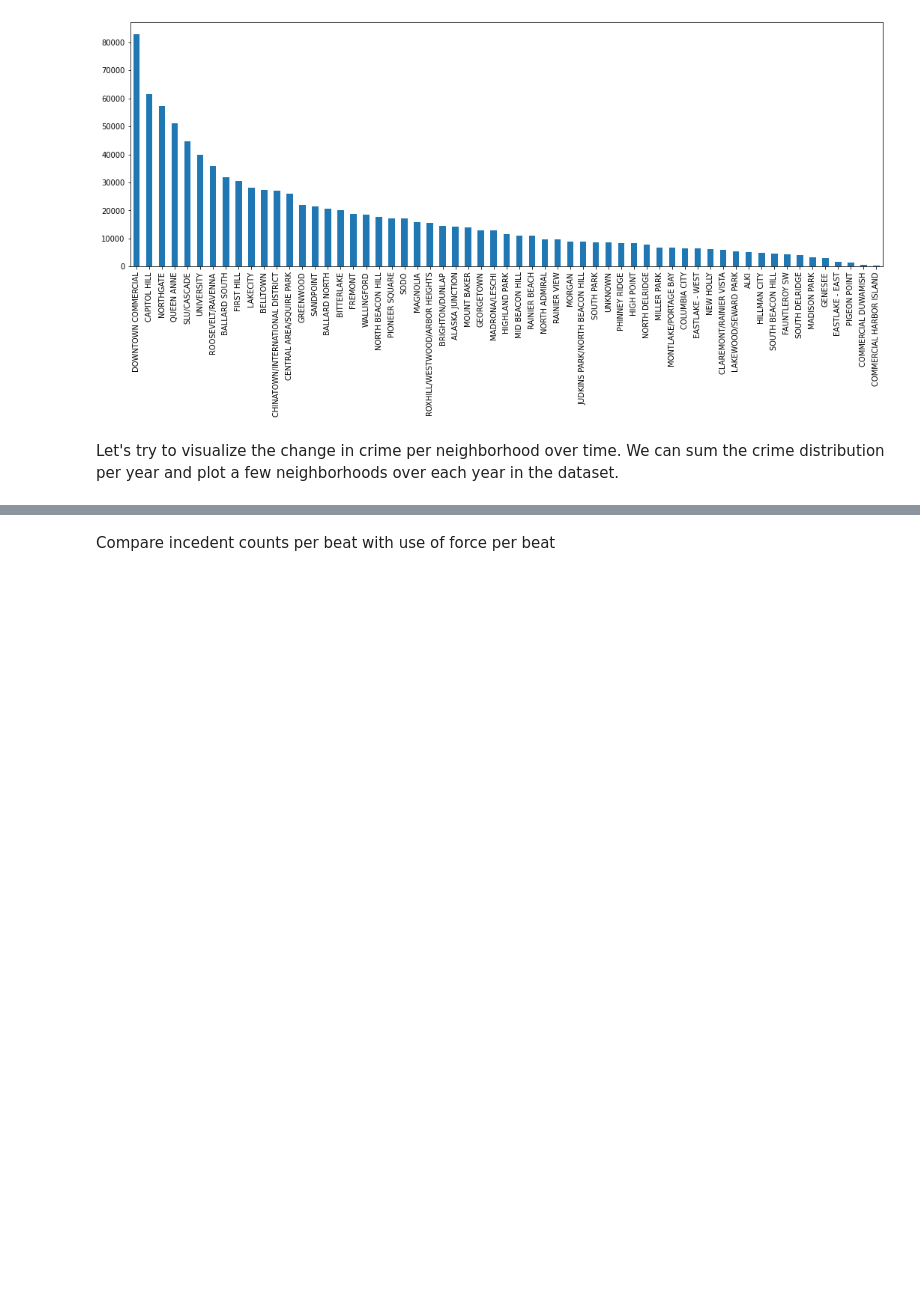
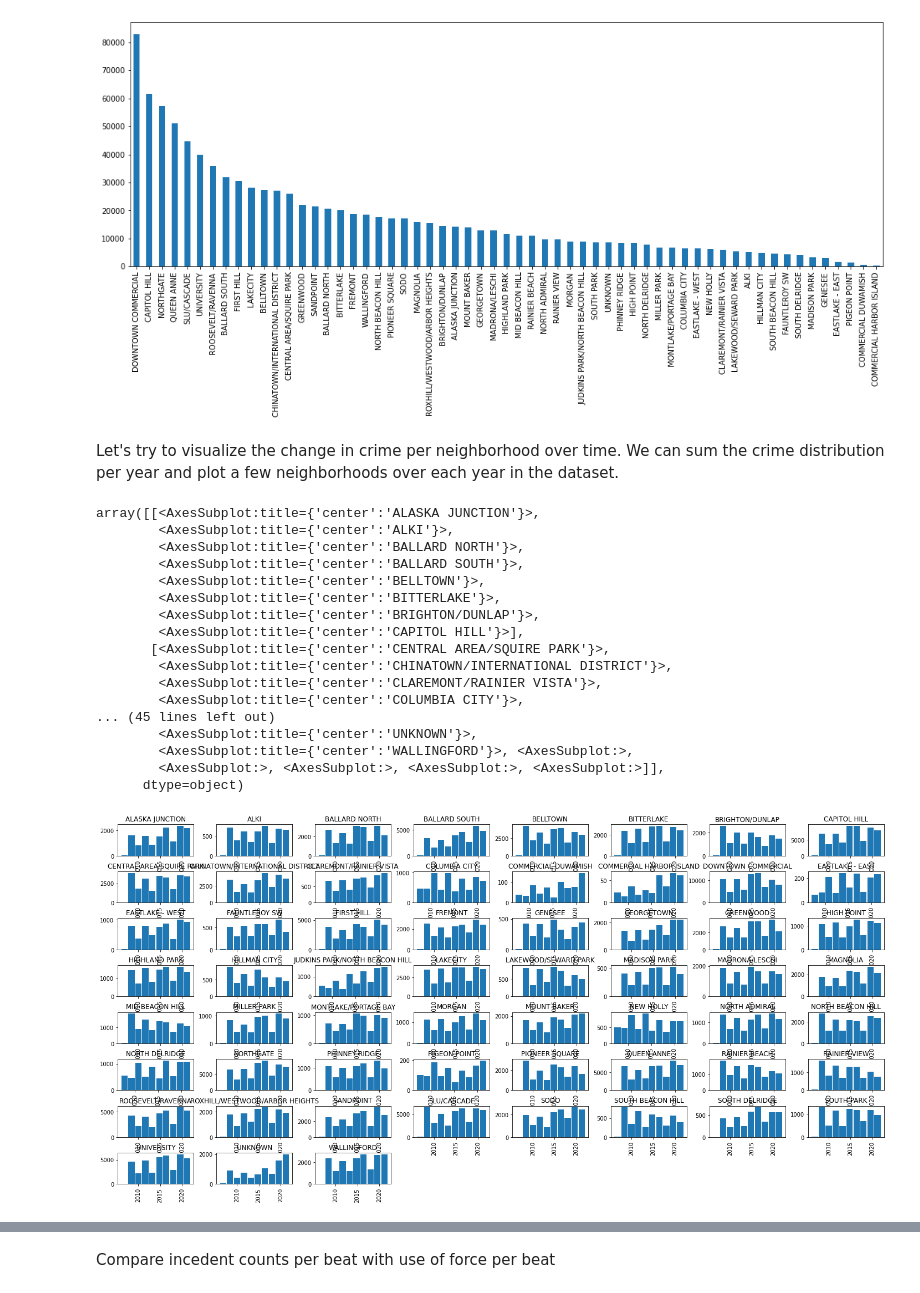
Before and after one commit to Leviob/Police-Records-Database, a Jupyter notebook: exploration.ipynb, the cells around one changed output, grey strips where cells are left out. Saved outputs shown, nothing was run; the diff lists cells and outputs as text; code cells hidden in the pictures; blank space fills up the shorter version.

```diff
--- a/exploration.ipynb
+++ b/exploration.ipynb
@@ -349,3 +324,26 @@ df['mcpp'].value_counts().plot.bar(stacked=True, figsize=(18, 6))
 [figure]
 # %% [markdown]
 Let's try to visualize the change in crime per neighborhood over time. We can sum the crime distribution per year and plot a few neighborhoods over each year in the dataset.
+# %%
+df['year'] = df['offense_start_datetime'].dt.year
+df = df[(df['year'] > 2005)]
+df.year.hist(by=df['mcpp'], grid=False, rwidth=.9, figsize=(24, 12))
+# %% [output]
+array([[<AxesSubplot:title={'center':'ALASKA JUNCTION'}>,
+        <AxesSubplot:title={'center':'ALKI'}>,
+        <AxesSubplot:title={'center':'BALLARD NORTH'}>,
+        <AxesSubplot:title={'center':'BALLARD SOUTH'}>,
+        <AxesSubplot:title={'center':'BELLTOWN'}>,
+        <AxesSubplot:title={'center':'BITTERLAKE'}>,
+        <AxesSubplot:title={'center':'BRIGHTON/DUNLAP'}>,
+        <AxesSubplot:title={'center':'CAPITOL HILL'}>],
+       [<AxesSubplot:title={'center':'CENTRAL AREA/SQUIRE PARK'}>,
+        <AxesSubplot:title={'center':'CHINATOWN/INTERNATIONAL DISTRICT'}>,
+        <AxesSubplot:title={'center':'CLAREMONT/RAINIER VISTA'}>,
+        <AxesSubplot:title={'center':'COLUMBIA CITY'}>,
+... (45 lines left out)
+        <AxesSubplot:title={'center':'UNKNOWN'}>,
+        <AxesSubplot:title={'center':'WALLINGFORD'}>, <AxesSubplot:>,
+        <AxesSubplot:>, <AxesSubplot:>, <AxesSubplot:>, <AxesSubplot:>]],
+      dtype=object)
+[figure, added]
```
Also changed, not shown: parts of 8 cells of this notebook.
